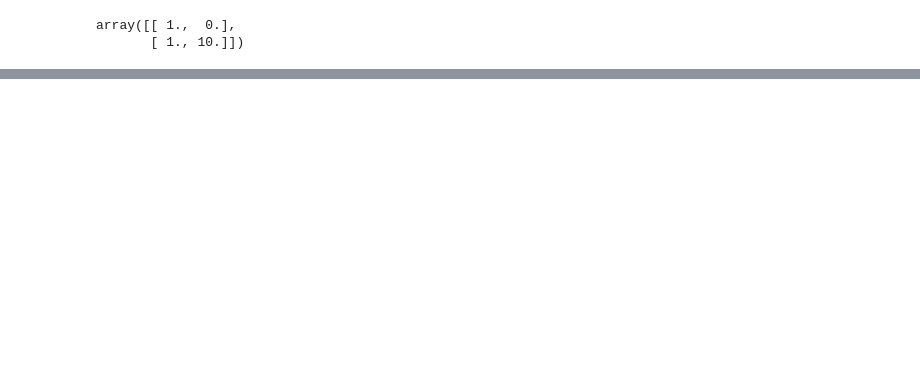
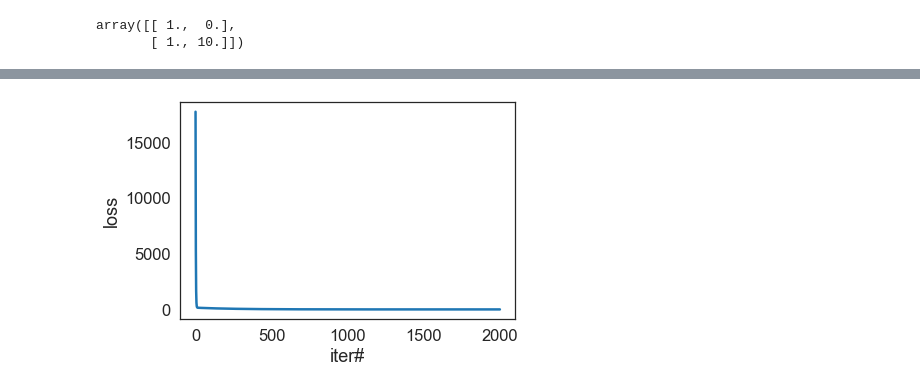
Before and after one commit to sidisha17/TestRepo, a Jupyter notebook: Linear_regression_components.ipynb, the cells around one changed output, grey strips where cells are left out. Saved outputs shown, nothing was run; the diff lists cells and outputs as text; code cells hidden in the pictures; blank space fills up the shorter version.

```diff
--- a/Linear_regression_components.ipynb
+++ b/Linear_regression_components.ipynb
@@ -535,3 +554,12 @@ plt.show()
 # %% [output]
 array([[ 1.,  0.],
        [ 1., 10.]])
+# %%
+def plot_learning_curve(err_all):
+    plt.plot(err_all)
+    plt.xlabel("iter#")
+    plt.ylabel("loss")
+# %%
+w,err_all,w_all = gradient_descent(X_train, y_train, lr = 0.0001, num_epochs = 2000)
+plot_learning_curve(err_all)
+# %% [output]
@@ -537,0 +586 @@ array([[ 1.,  0.],
+[figure, added]
```
Also changed, not shown: parts of 37 cells of this notebook, 1 other file.
